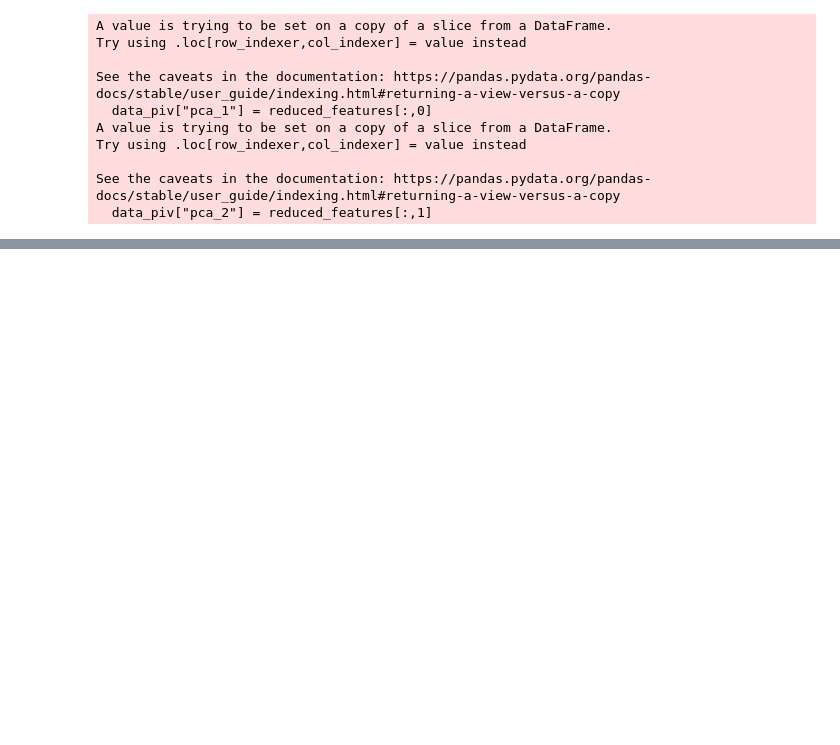
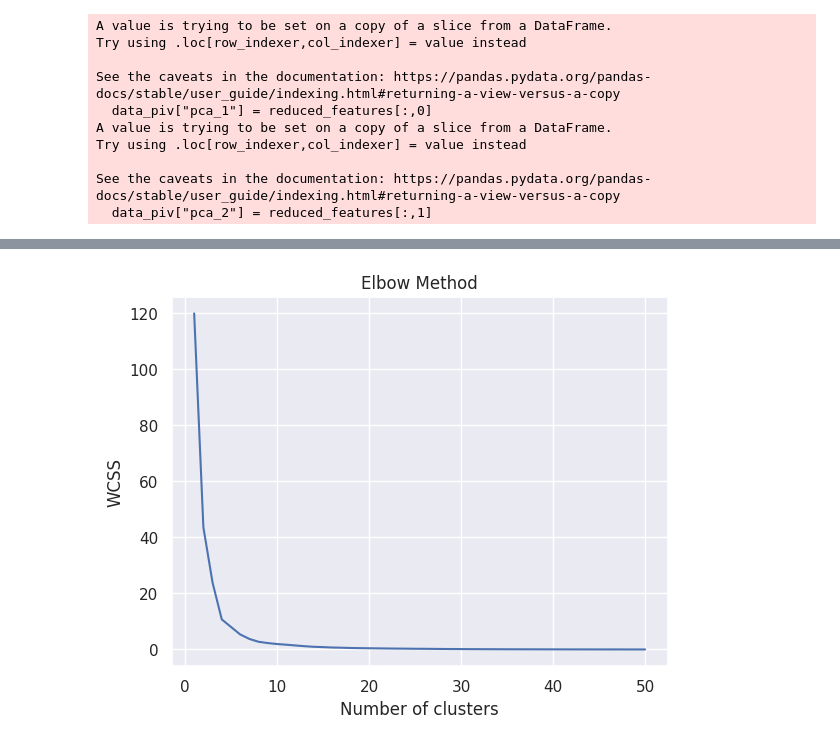
Before and after one commit to Monsieur-Bandana/data_science_clockmann, a Jupyter notebook: ClassProject2207.ipynb, the cells around one changed output, grey strips where cells are left out. Drawn from its saved outputs; the diff is of its cells as text; code cells hidden in the pictures; blank space fills up the shorter version.

```diff
--- a/ClassProject2207.ipynb
+++ b/ClassProject2207.ipynb
@@ -545,14 +620,0 @@ AttributeError: 'Series' object has no attribute 'columns'
-# %%
-# Loop over each country
-for country in all_data.index.unique():
-    mse_scores = []
-    # Loop over each year from 1995 to the last year in your data
-    for year in range(1995, 2023):  # Adjust this range according to your data
-        # Get data for this country and years up to the current year
-        country_data = all_data.loc[country, : year]
-
-        # Create lagged GDP and other variables
-        for i in range(1, 4):
-            country_data[f'{year}_lag{i}'] = country_data[year-i]
-            for df_name in ['Imp_', 'Exp_', 'Nat_Dis_', 'Pop_']:
-                country_data[f'{year}{df_name}lag{i}'] = country_data[df_name + str(year-i)]
@@ -665,0 +793,3 @@ plt.show()
+# %%
+selected_columns = data_piv.loc[:, (slice(2017, 2022), ['Exports', 'GDP', 'Imports', 'Nat_Dis', 'Population'])]
+selected_columns
@@ -665,0 +812,10 @@ plt.show()
+# %%
+years = [2020, 2021, 2022]
+average_df = pd.DataFrame()
+
+# Durchschnitt über die ausgewählten Jahre für jede Variable
+for variable in ['Exports', 'GDP', 'Imports', 'Nat_Dis', 'Population']:
+    # Wir benutzen .loc zum Indizieren der Jahre und xs für das zweite Level des MultiIndex
+    average_df[variable] = selected_columns.loc[:, (years, variable)].mean(axis=1)
+
+average_df
@@ -665,0 +873,17 @@ plt.show()
+# %%
+from sklearn.cluster import KMeans
+
+wcss = []
+max_clusters = 50
+for i in range(1, max_clusters+1):
+    kmeans = KMeans(n_clusters=i, init='k-means++', max_iter=300, n_init=10, random_state=0)
+    kmeans.fit(average_df)
+    wcss.append(kmeans.inertia_)
+# %%
+plt.plot(range(1, max_clusters+1), wcss)
+plt.title('Elbow Method')
+plt.xlabel('Number of clusters')
+plt.ylabel('WCSS')
+plt.show()
+# %% [output]
+[figure, added]
```
Also changed, not shown: parts of 46 cells of this notebook.
